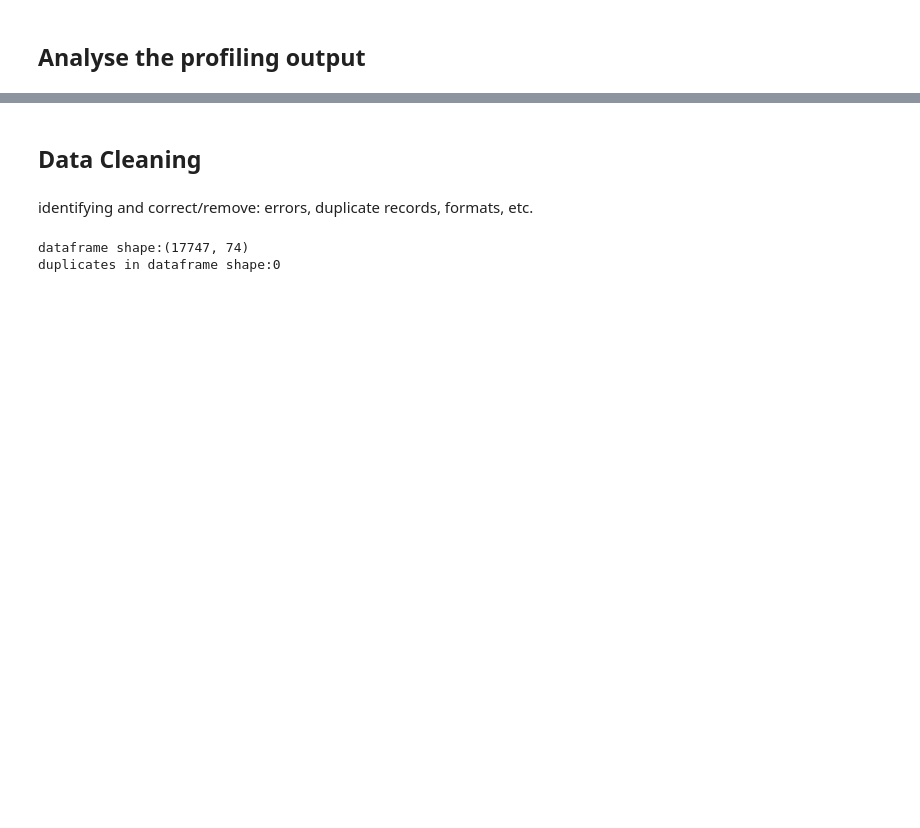
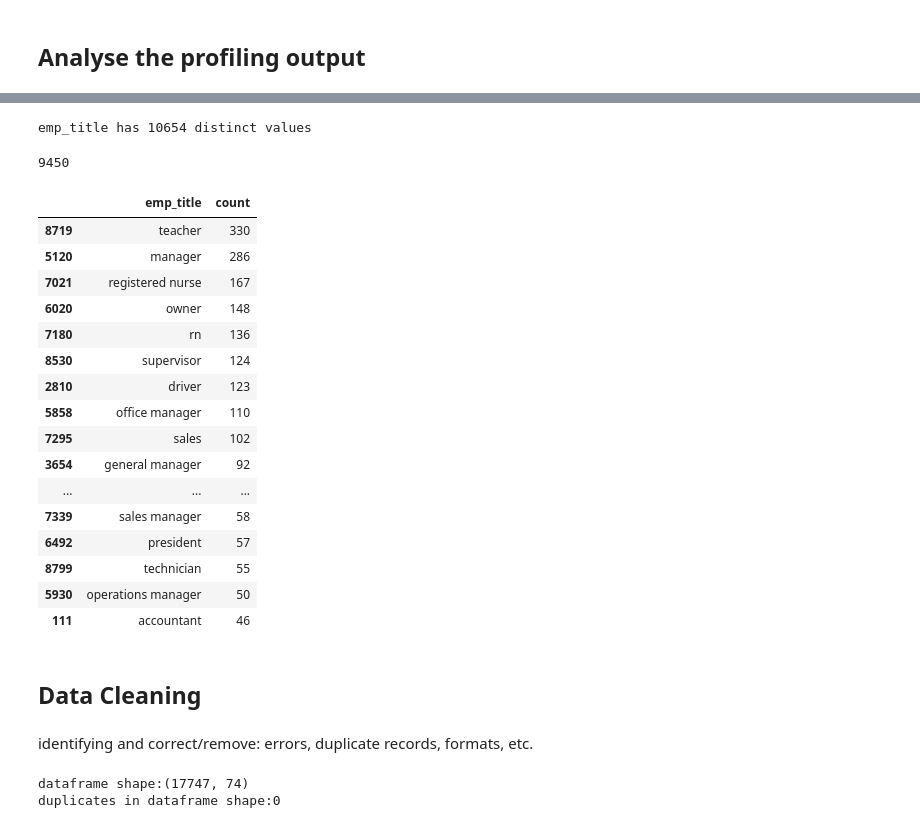
Before and after one commit to fburnelli/cas-de-stat-vis, a Jupyter notebook: data_pipeline.ipynb, the cells around one changed output, grey strips where cells are left out. Cells and saved outputs as stored; diff of their text form; code cells hidden in the pictures; blank space fills up the shorter version.

```diff
--- a/data_pipeline.ipynb
+++ b/data_pipeline.ipynb
@@ -187,3 +213,31 @@ Explorative data analisys
+# %%
+print(f"emp_title has {df['emp_title'].nunique()} distinct values")
+# %% [output]
+emp_title has 10654 distinct values
+# %%
+df['emp_title'].str.lower().str.strip().nunique()
+# %% [output]
+9450
+# %%
+df['emp_title'].str.lower().groupby(df['emp_title'].str.lower()).size().reset_index(name='count').sort_values(by='count', ascending=False).head(20)
+# %% [output]
+|  | emp_title | count |
+| 8719 | teacher | 330 |
+| 5120 | manager | 286 |
+| 7021 | registered nurse | 167 |
+| 6020 | owner | 148 |
+| 7180 | rn | 136 |
+| 8530 | supervisor | 124 |
+| 2810 | driver | 123 |
+| 5858 | office manager | 110 |
+| 7295 | sales | 102 |
+| 3654 | general manager | 92 |
+| ... | ... | ... |
+| 7339 | sales manager | 58 |
+| 6492 | president | 57 |
+| 8799 | technician | 55 |
+| 5930 | operations manager | 50 |
+| 111 | accountant | 46 |
 # %% [markdown]
 ## Data Cleaning
 # %% [markdown]
```
Also changed, not shown: parts of 8 cells of this notebook.
